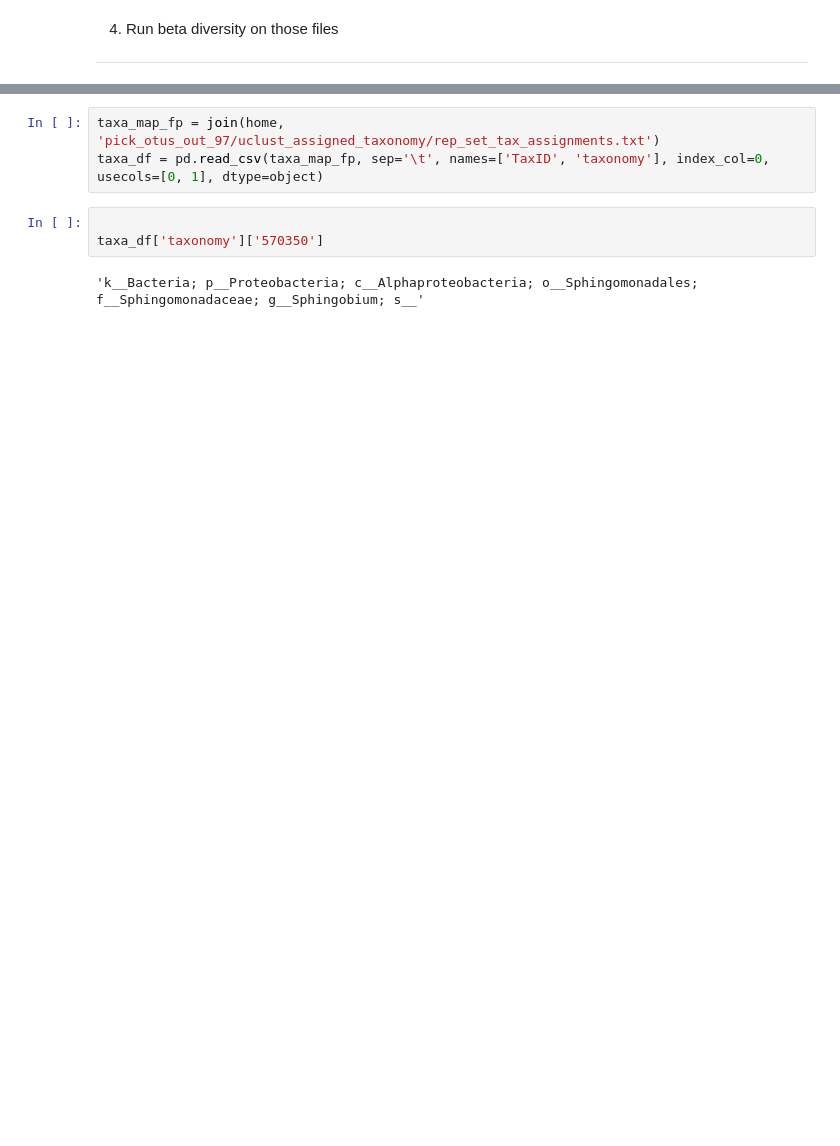
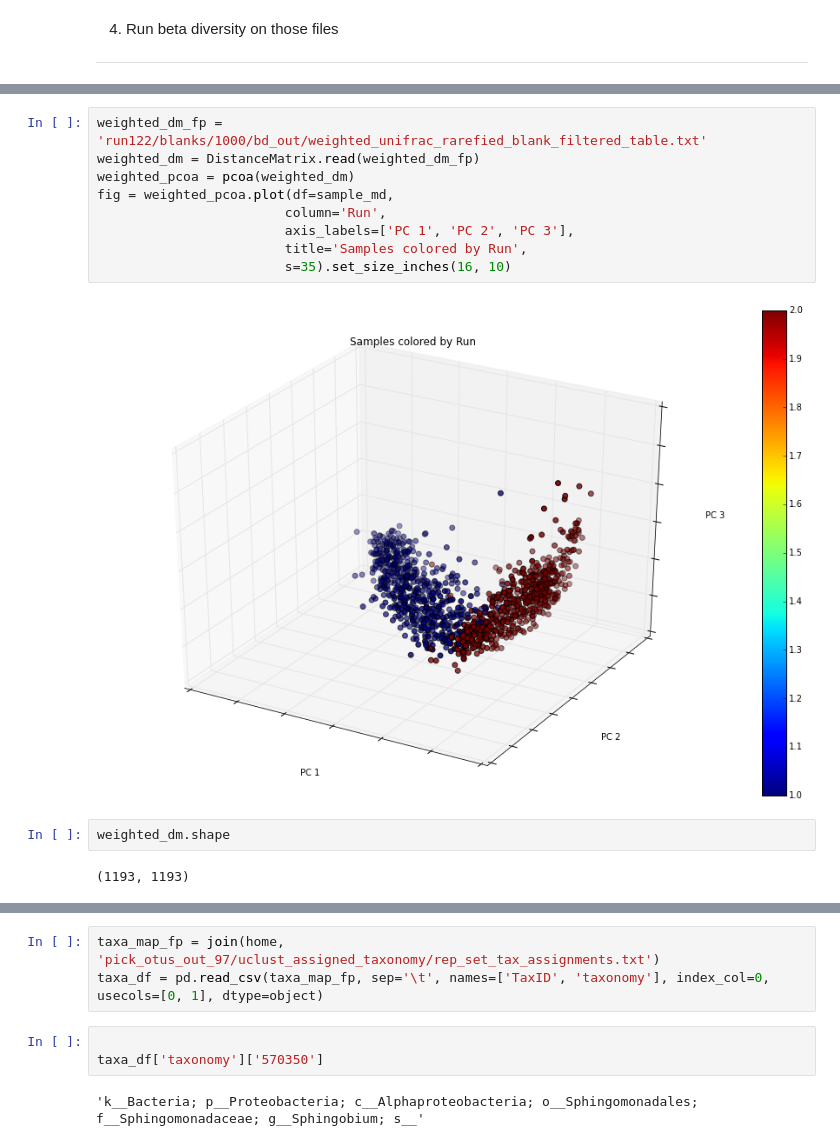
Before and after one commit to caporaso-lab/office-microbes, a Jupyter notebook: notebooks/minimizing-run-variation.ipynb, the cells around one changed output, grey strips where cells are left out. Drawn from its saved outputs; the diff is of its cells as text; blank space fills up the shorter version.

```diff
--- a/notebooks/minimizing-run-variation.ipynb
+++ b/notebooks/minimizing-run-variation.ipynb
@@ -105,0 +187,15 @@ parallel_beta_diversity.py -i run-13/blanks/10/rarefied_blank_filtered_table.bio
+# %%
+weighted_dm_fp = 'run122/blanks/1000/bd_out/weighted_unifrac_rarefied_blank_filtered_table.txt'
+weighted_dm = DistanceMatrix.read(weighted_dm_fp)
+weighted_pcoa = pcoa(weighted_dm)
+fig = weighted_pcoa.plot(df=sample_md,
+                        column='Run',
+                        axis_labels=['PC 1', 'PC 2', 'PC 3'],
+                        title='Samples colored by Run',
+                        s=35).set_size_inches(16, 10)
+# %% [output]
+[figure, added]
+# %%
+weighted_dm.shape
+# %% [output]
+(1193, 1193)
```
Also changed, not shown: parts of 15 cells of this notebook, 1 other file.
